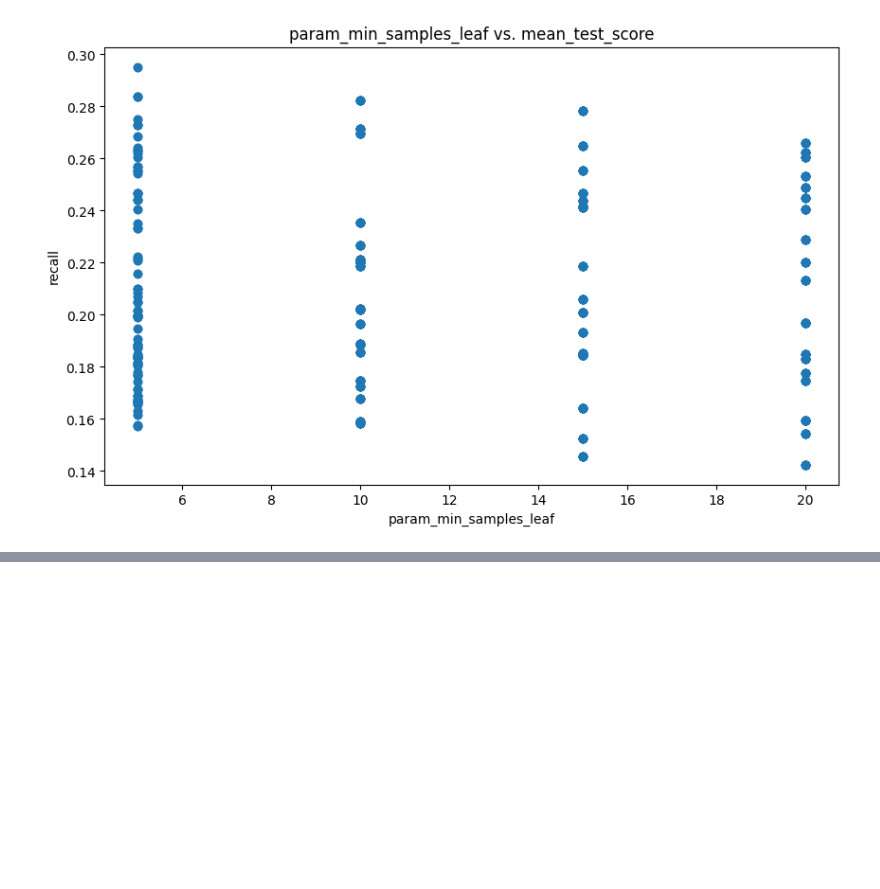
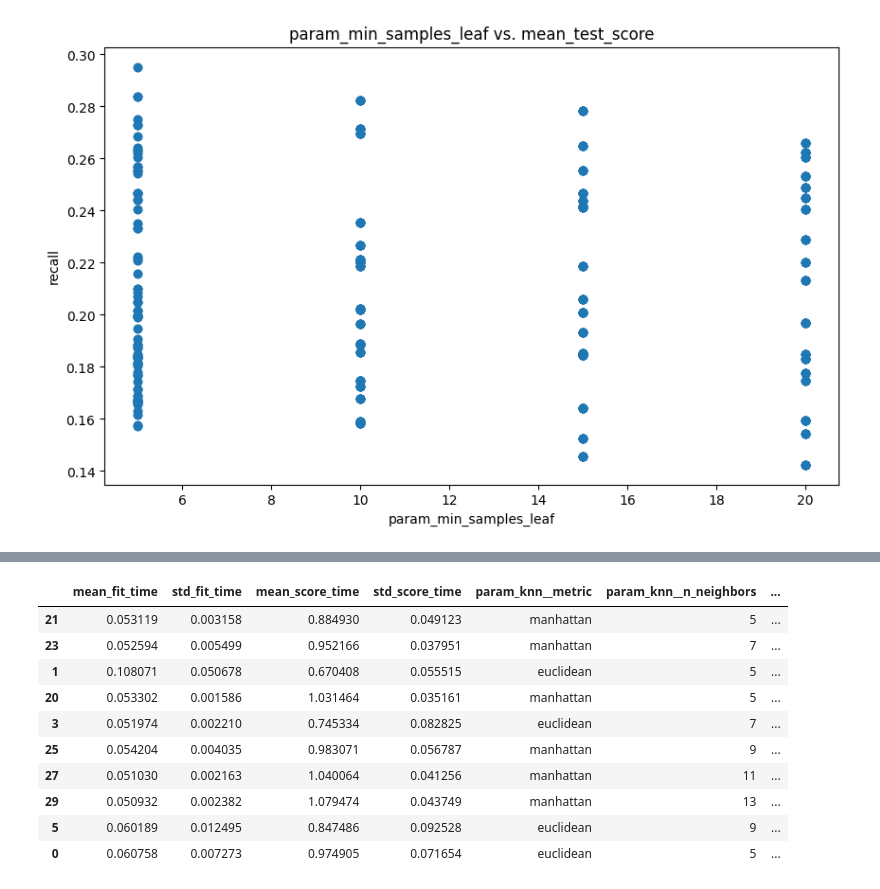
Before and after one commit to mhenriqueof/learn, a Jupyter notebook: alura/data_science/2-machine_learning-classification/4-otimizando_modelos/clientes_inadimplentes.ipynb, the cells around one changed output, grey strips where cells are left out. Cells and saved outputs as stored; diff of their text form; code cells hidden in the pictures; blank space fills up the shorter version.

```diff
--- a/alura/data_science/2-machine_learning-classification/4-otimizando_modelos/clientes_inadimplentes.ipynb
+++ b/alura/data_science/2-machine_learning-classification/4-otimizando_modelos/clientes_inadimplentes.ipynb
@@ -237,0 +292,25 @@ plt.show()
+# %%
+from sklearn.neighbors import KNeighborsClassifier
+from sklearn.pipeline import Pipeline
+
+param_grid_knn = {
+    'knn__n_neighbors': np.linspace(5, 25, 10, dtype=int),
+    'knn__weights': ['uniform', 'distance'],
+    'knn__metric': ['euclidean', 'manhattan']
+}
+
+pipe_knn = Pipeline([
+    ('scaler', StandardScaler()),
+    ('knn', KNeighborsClassifier())
+])
+
+
+cv = StratifiedKFold(n_splits=5, shuffle=True, random_state=42)
+
+knn_grid_search = GridSearchCV(estimator = pipe_knn,
+                               param_grid = param_grid_knn,
+                               scoring = "recall",
+                               n_jobs = -1,
+                               cv = cv)
+# %%
+knn_grid_search.fit(x_train, y_train)
@@ -237,0 +326,15 @@ plt.show()
+# %%
+df_knn_grid_results = pd.DataFrame(knn_grid_search.cv_results_)
+df_knn_grid_results.sort_values(by='mean_test_score', ascending=False).head(10)
+# %% [output]
+|  | mean_fit_time | std_fit_time | mean_score_time | std_score_time | param_knn__metric | param_knn__n_neighbors | ... |
+| 21 | 0.053119 | 0.003158 | 0.884930 | 0.049123 | manhattan | 5 | ... |
+| 23 | 0.052594 | 0.005499 | 0.952166 | 0.037951 | manhattan | 7 | ... |
+| 1 | 0.108071 | 0.050678 | 0.670408 | 0.055515 | euclidean | 5 | ... |
+| 20 | 0.053302 | 0.001586 | 1.031464 | 0.035161 | manhattan | 5 | ... |
+| 3 | 0.051974 | 0.002210 | 0.745334 | 0.082825 | euclidean | 7 | ... |
+| 25 | 0.054204 | 0.004035 | 0.983071 | 0.056787 | manhattan | 9 | ... |
+| 27 | 0.051030 | 0.002163 | 1.040064 | 0.041256 | manhattan | 11 | ... |
+| 29 | 0.050932 | 0.002382 | 1.079474 | 0.043749 | manhattan | 13 | ... |
+| 5 | 0.060189 | 0.012495 | 0.847486 | 0.092528 | euclidean | 9 | ... |
+| 0 | 0.060758 | 0.007273 | 0.974905 | 0.071654 | euclidean | 5 | ... |
```
Also changed, not shown: parts of 10 cells of this notebook.
